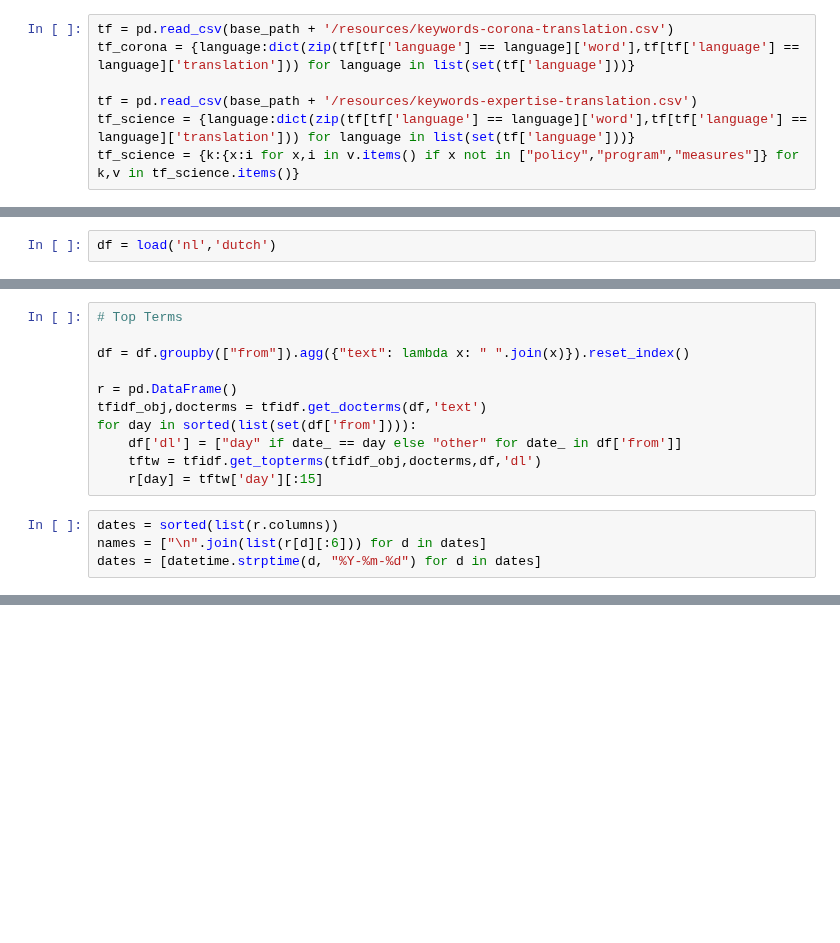
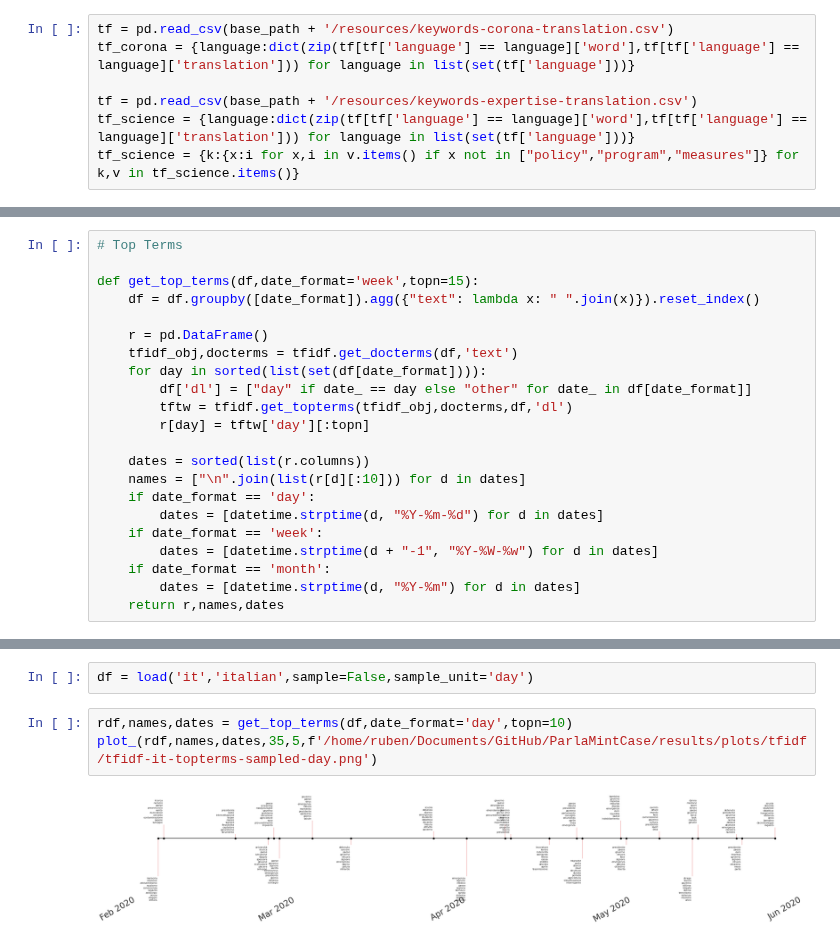
Before and after one commit to rubenros1795/parlamint-showcase, a Jupyter notebook: code/tfidf.ipynb, the cells around one changed output, grey strips where cells are left out. Cells and saved outputs as stored; diff of their text form; blank space fills up the shorter version.

```diff
--- a/code/tfidf.ipynb
+++ b/code/tfidf.ipynb
@@ -44,3 +53 @@ def load(iso,language):
     return df
-# %%
-df = load('nl','dutch')
@@ -49,18 +54,25 @@ length data 613
 # %%
 # Top Terms
 
-df = df.groupby(["from"]).agg({"text": lambda x: " ".join(x)}).reset_index()
+def get_top_terms(df,date_format='week',topn=15):
+    df = df.groupby([date_format]).agg({"text": lambda x: " ".join(x)}).reset_index()
 
-r = pd.DataFrame()
-tfidf_obj,docterms = tfidf.get_docterms(df,'text')
-for day in sorted(list(set(df['from']))):
-    df['dl'] = ["day" if date_ == day else "other" for date_ in df['from']]
-    tftw = tfidf.get_topterms(tfidf_obj,docterms,df,'dl')
-    r[day] = tftw['day'][:15]
+    r = pd.DataFrame()
+    tfidf_obj,docterms = tfidf.get_docterms(df,'text')
+    for day in sorted(list(set(df[date_format]))):
+        df['dl'] = ["day" if date_ == day else "other" for date_ in df[date_format]]
+        tftw = tfidf.get_topterms(tfidf_obj,docterms,df,'dl')
+        r[day] = tftw['day'][:topn]
+
+    dates = sorted(list(r.columns))
+    names = ["\n".join(list(r[d][:10])) for d in dates]
+    if date_format == 'day':
+        dates = [datetime.strptime(d, "%Y-%m-%d") for d in dates]
+    if date_format == 'week':
+        dates = [datetime.strptime(d + "-1", "%Y-%W-%w") for d in dates]
+    if date_format == 'month':
+        dates = [datetime.strptime(d, "%Y-%m") for d in dates]
+    return r,names,dates
-# %%
-dates = sorted(list(r.columns))
-names = ["\n".join(list(r[d][:6])) for d in dates]
-dates = [datetime.strptime(d, "%Y-%m-%d") for d in dates]
 # %%
 # Styling
 plotting.style_()
@@ -97,0 +112,7 @@ plt.show()
+# %%
+df = load('it','italian',sample=False,sample_unit='day')
+# %%
+rdf,names,dates = get_top_terms(df,date_format='day',topn=10)
+plot_(rdf,names,dates,35,5,f'/home/ruben/Documents/GitHub/ParlaMintCase/results/plots/tfidf/tfidf-it-topterms-sampled-day.png')
+# %% [output]
+[figure, added]
```
Also changed, not shown: parts of 3 cells of this notebook, 16 other files.
